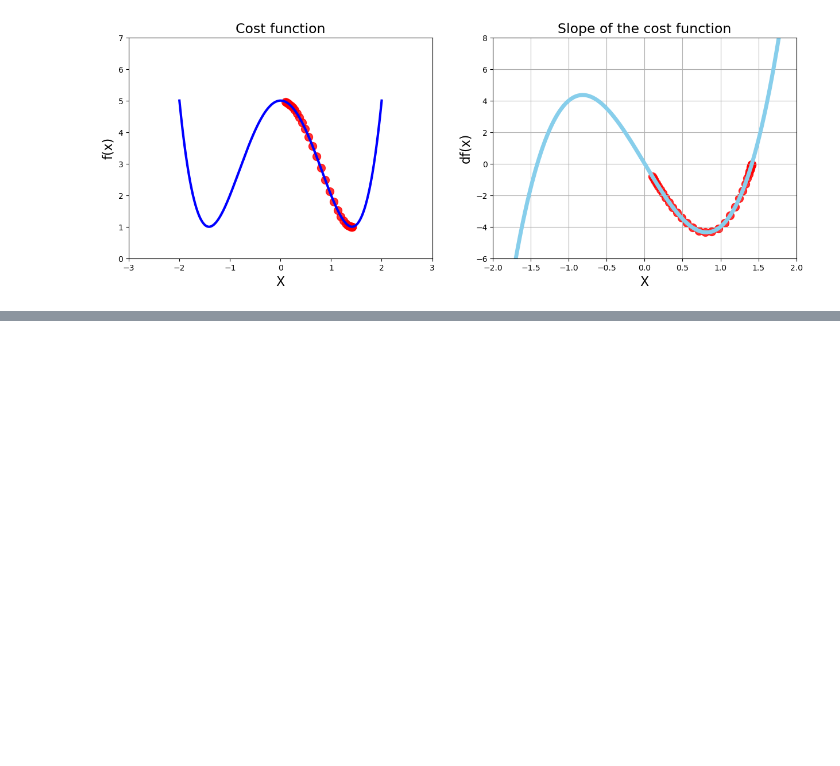
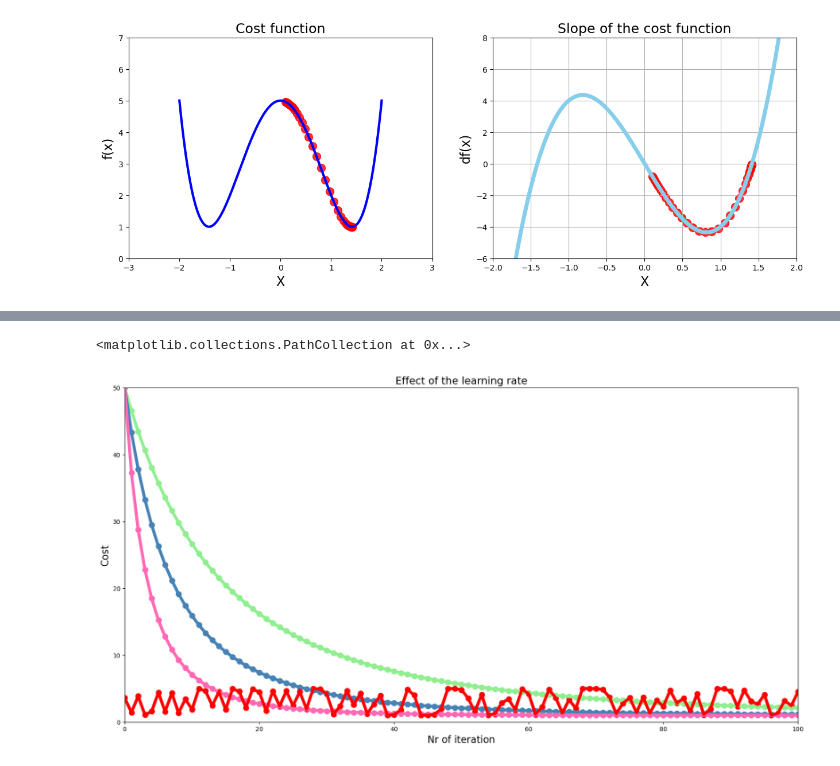
Before and after one commit to kucheriavii/data_sciense_ukr, a Jupyter notebook: optimization/GradientDescent.ipynb, the cells around one changed output, grey strips where cells are left out. Cells and saved outputs as stored; diff of their text form; code cells hidden in the pictures; blank space fills up the shorter version.

```diff
--- a/optimization/GradientDescent.ipynb
+++ b/optimization/GradientDescent.ipynb
@@ -401,0 +438,49 @@ Number of steps: 117
+# %%
+#run gradient descent 3 times
+n = 100
+low_gamma = gradient_desent(derivative_func=dg, initial_guess=3, multiplier=0.0005, precision=0.0001,  max_iter=n)
+mid_gamma = gradient_desent(derivative_func=dg, initial_guess=3, multiplier=0.001, precision=0.0001,  max_iter=n)
+hight_gamma = gradient_desent(derivative_func=dg, initial_guess=3, multiplier=0.002, precision=0.0001,  max_iter=n)
+
+#Experiment
+insane_gamma = gradient_desent(derivative_func=dg, initial_guess=1.9, multiplier=0.25, precision=0.0001,  max_iter=n)
+
+
+#Chalenge: plote two more types: mid_gamma, hight_gamma
+#ploting redaction on cost for each iteration
+plt.figure(figsize=[20,10])
+
+plt.xlim(0,n)
+plt.ylim(0,50)
+
+plt.title("Effect of the learning rate", fontsize=17)
+plt.xlabel('Nr of iteration', fontsize=16)
+plt.ylabel('Cost', fontsize=16)
+
+#values for chats
+# 1) Y Axis Data: convert thr list to numpy arrays
+low_values = np.array(low_gamma[1])
+mid_values = np.array(mid_gamma[1])
+hight_values = np.array(hight_gamma[1])
+
+#2) X Axis Data: create a list from 0 to n+1
+iteration_list = list(range(0,n+1))
+
+#plotting low learning rate
+plt.plot(iteration_list, g(low_values), color='lightgreen', linewidth=5)
+plt.scatter(iteration_list, g(low_values), color='lightgreen', s=80)
+
+#plotting mid learning rate
+plt.plot(iteration_list, g(mid_values), color='steelblue', linewidth=5)
+plt.scatter(iteration_list, g(mid_values), color='steelblue', s=80)
+
+#plotting hight learning rate
+plt.plot(iteration_list, g(hight_values), color='hotpink', linewidth=5)
+plt.scatter(iteration_list, g(hight_values), color='hotpink', s=80)
+
+#plotting insane learning rate
+plt.plot(iteration_list, g(np.array(insane_gamma[1])), color='r', linewidth=5)
+plt.scatter(iteration_list, g(np.array(insane_gamma[1])), color='r', s=80)
+# %% [output]
+<matplotlib.collections.PathCollection at 0x...>
+[figure, added]
```
Also changed, not shown: parts of 19 cells of this notebook.
